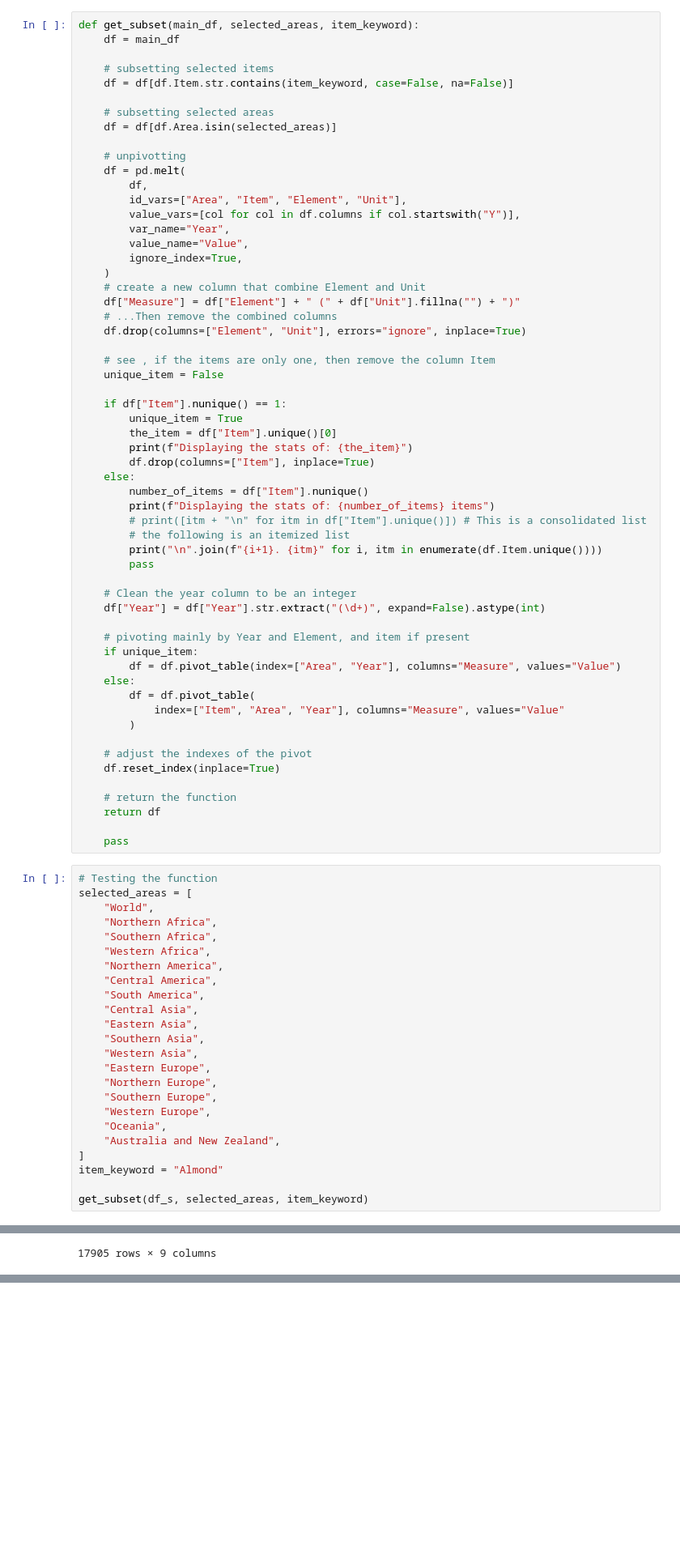
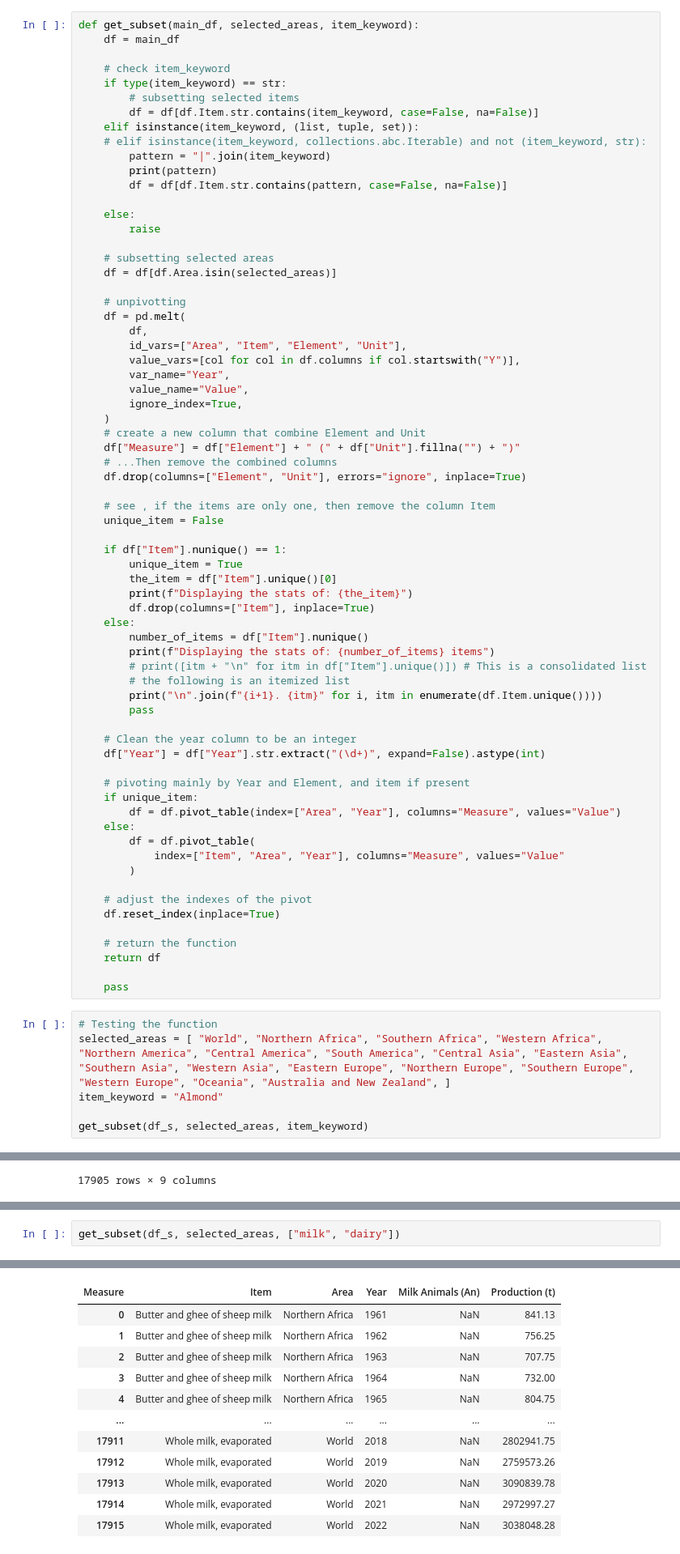
Before and after one commit to drnesr/ProjFAO01, a Jupyter notebook: DataExploration01.ipynb, the cells around one changed output, grey strips where cells are left out. Shown at 81% size. Cells and saved outputs as stored; diff of their text form; blank space fills up the shorter version.

Commit message:
Changed the items parameter
Changed the items parameter to accept either a string keyword or a list of keywords that should be there.

```diff
--- a/DataExploration01.ipynb
+++ b/DataExploration01.ipynb
@@ -491,8 +493,18 @@ memory usage: 32.1+ KB
 def get_subset(main_df, selected_areas, item_keyword):
     df = main_df
 
-    # subsetting selected items
-    df = df[df.Item.str.contains(item_keyword, case=False, na=False)]
+    # check item_keyword
+    if type(item_keyword) == str:
+        # subsetting selected items
+        df = df[df.Item.str.contains(item_keyword, case=False, na=False)]
+    elif isinstance(item_keyword, (list, tuple, set)):
+    # elif isinstance(item_keyword, collections.abc.Iterable) and not (item_keyword, str):
+        pattern = "|".join(item_keyword)
+        print(pattern)
+        df = df[df.Item.str.contains(pattern, case=False, na=False)]
+
+    else:
+        raise
 
     # subsetting selected areas
     df = df[df.Area.isin(selected_areas)]
@@ -547,25 +559,7 @@ def get_subset(main_df, selected_areas, item_keyword):
     pass
 # %%
 # Testing the function
-selected_areas = [
-    "World",
-    "Northern Africa",
-    "Southern Africa",
-    "Western Africa",
-    "Northern America",
-    "Central America",
-    "South America",
-    "Central Asia",
-    "Eastern Asia",
-    "Southern Asia",
-    "Western Asia",
-    "Eastern Europe",
-    "Northern Europe",
-    "Southern Europe",
-    "Western Europe",
-    "Oceania",
-    "Australia and New Zealand",
-]
+selected_areas = [ "World", "Northern Africa", "Southern Africa", "Western Africa", "Northern America", "Central America", "South America", "Central Asia", "Eastern Asia", "Southern Asia", "Western Asia", "Eastern Europe", "Northern Europe", "Southern Europe", "Western Europe", "Oceania", "Australia and New Zealand", ]
 item_keyword = "Almond"
 
 get_subset(df_s, selected_areas, item_keyword)
@@ -636,0 +693,3 @@ Displaying the stats of: 23 items
+# %%
+get_subset(df_s, selected_areas, ["milk", "dairy"])
+# %% [output]
@@ -636,0 +713,12 @@ Displaying the stats of: 23 items
+| Measure | Item | Area | Year | Milk Animals (An) | Production (t) |
+| 0 | Butter and ghee of sheep milk | Northern Africa | 1961 | NaN | 841.13 |
+| 1 | Butter and ghee of sheep milk | Northern Africa | 1962 | NaN | 756.25 |
+| 2 | Butter and ghee of sheep milk | Northern Africa | 1963 | NaN | 707.75 |
+| 3 | Butter and ghee of sheep milk | Northern Africa | 1964 | NaN | 732.00 |
+| 4 | Butter and ghee of sheep milk | Northern Africa | 1965 | NaN | 804.75 |
+| ... | ... | ... | ... | ... | ... |
+| 17911 | Whole milk, evaporated | World | 2018 | NaN | 2802941.75 |
+| 17912 | Whole milk, evaporated | World | 2019 | NaN | 2759573.26 |
+| 17913 | Whole milk, evaporated | World | 2020 | NaN | 3090839.78 |
+| 17914 | Whole milk, evaporated | World | 2021 | NaN | 2972997.27 |
+| 17915 | Whole milk, evaporated | World | 2022 | NaN | 3038048.28 |
```
Also changed, not shown: parts of 4 cells of this notebook.
